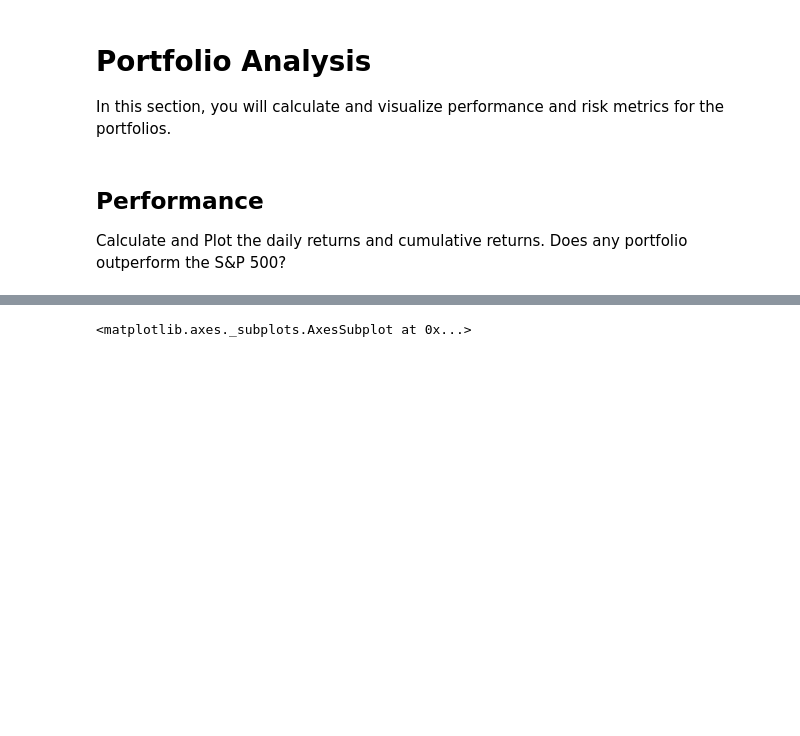
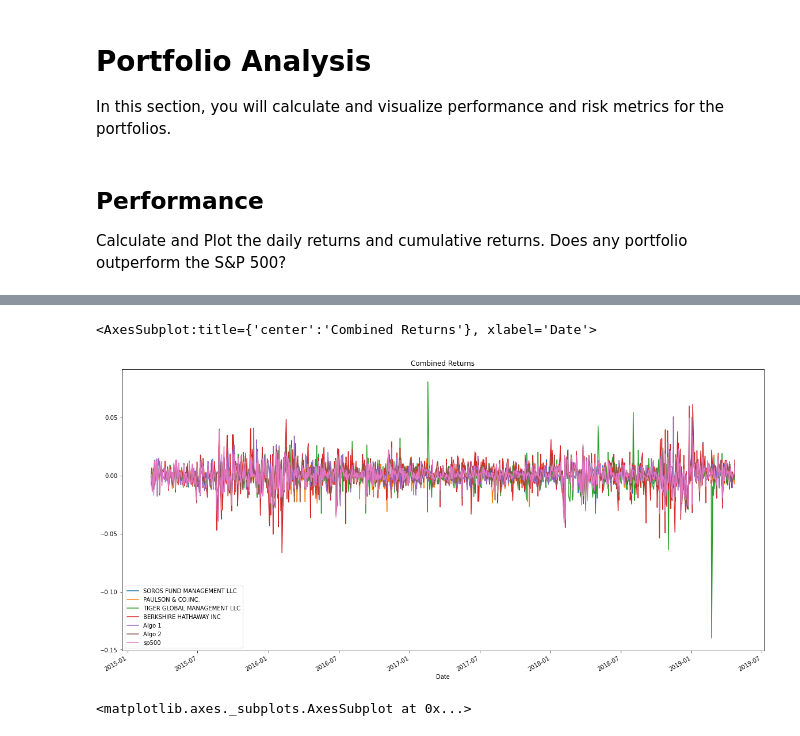
Before and after one commit to SeminoleCasa/hw-3, a Jupyter notebook: Instructions/Starter_Code/whale_analysis.ipynb, the cells around one changed output, grey strips where cells are left out. Cells and saved outputs as stored; diff of their text form; code cells hidden in the pictures; blank space fills up the shorter version.

```diff
--- a/Instructions/Starter_Code/whale_analysis.ipynb
+++ b/Instructions/Starter_Code/whale_analysis.ipynb
@@ -161,7 +161,8 @@ sp500_returns.head()
 ## Combine Whale, Algorithmic, and S&P 500 Returns
 # %%
 # Concatenate all DataFrames into a single DataFrame
-# YOUR CODE HERE
+combined_returns = pd.concat([whale_returns, algo_returns, sp500_returns], axis='columns', join='inner')
+combined_returns.head()
 # %% [output]
 |  | SOROS FUND MANAGEMENT LLC | PAULSON & CO.INC. | TIGER GLOBAL MANAGEMENT LLC | BERKSHIRE HATHAWAY INC | Algo 1 | Algo 2 | ... |
 | Date |  |  |  |  |  |  | ... |
@@ -189,2 +184,8 @@ Calculate and Plot the daily returns and cumulative returns. Does any portfolio
+# %%
+# Plot daily returns
+combined_returns.plot(kind='line', figsize=(20,10), title='Combined Returns')
+# %% [output]
+<AxesSubplot:title={'center':'Combined Returns'}, xlabel='Date'>
+[figure, added]
 # %%
 # Plot cumulative returns
```
Also changed, not shown: parts of 2 cells of this notebook.
